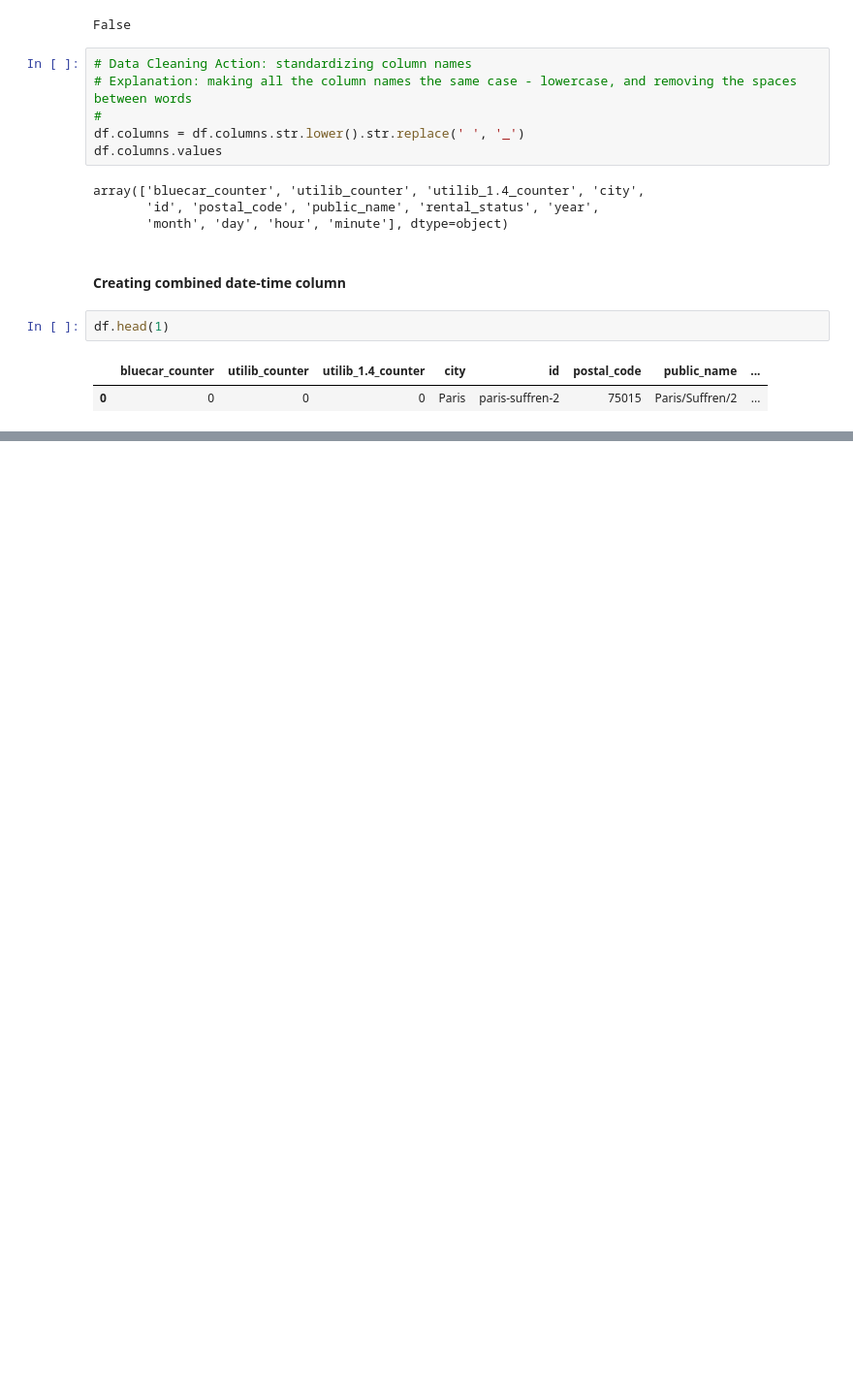
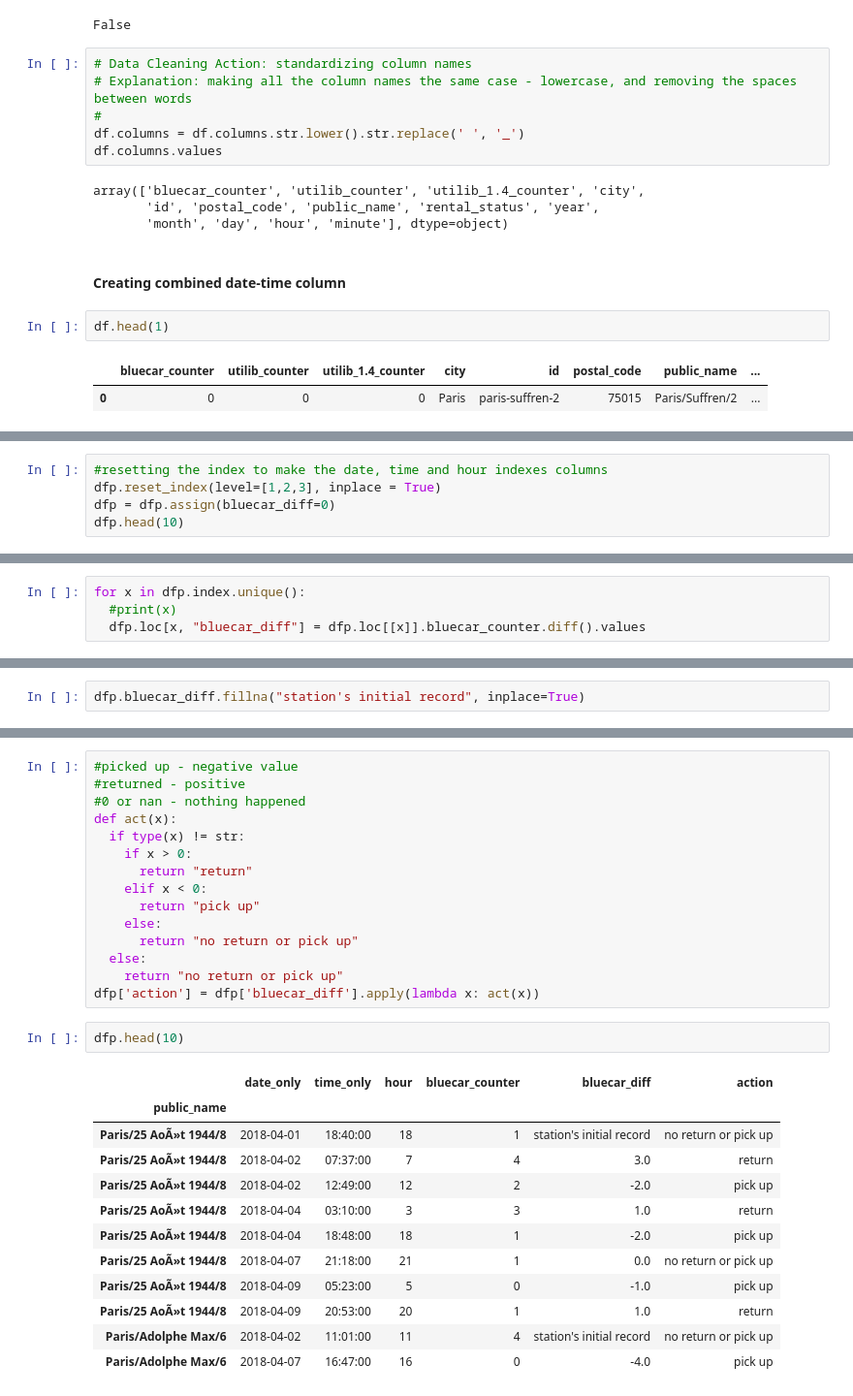
Before and after one commit to Sharon-Faith/ip-autolib, a Jupyter notebook: autolib_ip.ipynb, the cells around one changed output, grey strips where cells are left out. Shown at 97% size. Cells and saved outputs as stored; diff of their text form; blank space fills up the shorter version.

Commit message:
Identify the most popular hour of the day for picking up a shared electric car (Bluecar) in the city of Paris

```diff
--- a/autolib_ip.ipynb
+++ b/autolib_ip.ipynb
@@ -142,0 +182,5 @@ df.head(2)
+# %%
+#resetting the index to make the date, time and hour indexes columns
+dfp.reset_index(level=[1,2,3], inplace = True)
+dfp = dfp.assign(bluecar_diff=0)
+dfp.head(10)
@@ -142,0 +200,4 @@ df.head(2)
+# %%
+for x in dfp.index.unique():
+  #print(x)
+  dfp.loc[x, "bluecar_diff"] = dfp.loc[[x]].bluecar_counter.diff().values
@@ -142,0 +219,2 @@ df.head(2)
+# %%
+dfp.bluecar_diff.fillna("station's initial record", inplace=True)
@@ -142,0 +236,30 @@ df.head(2)
+# %%
+#picked up - negative value
+#returned - positive
+#0 or nan - nothing happened
+def act(x):
+  if type(x) != str:
+    if x > 0:
+      return "return"
+    elif x < 0:
+      return "pick up"
+    else:
+      return "no return or pick up"
+  else:
+    return "no return or pick up"
+dfp['action'] = dfp['bluecar_diff'].apply(lambda x: act(x))
+# %%
+dfp.head(10)
+# %% [output]
+|  | date_only | time_only | hour | bluecar_counter | bluecar_diff | action |
+| public_name |  |  |  |  |  |  |
+| Paris/25 AoÃ»t 1944/8 | 2018-04-01 | 18:40:00 | 18 | 1 | station's initial record | no return or pick up |
+| Paris/25 AoÃ»t 1944/8 | 2018-04-02 | 07:37:00 | 7 | 4 | 3.0 | return |
+| Paris/25 AoÃ»t 1944/8 | 2018-04-02 | 12:49:00 | 12 | 2 | -2.0 | pick up |
+| Paris/25 AoÃ»t 1944/8 | 2018-04-04 | 03:10:00 | 3 | 3 | 1.0 | return |
+| Paris/25 AoÃ»t 1944/8 | 2018-04-04 | 18:48:00 | 18 | 1 | -2.0 | pick up |
+| Paris/25 AoÃ»t 1944/8 | 2018-04-07 | 21:18:00 | 21 | 1 | 0.0 | no return or pick up |
+| Paris/25 AoÃ»t 1944/8 | 2018-04-09 | 05:23:00 | 5 | 0 | -1.0 | pick up |
+| Paris/25 AoÃ»t 1944/8 | 2018-04-09 | 20:53:00 | 20 | 1 | 1.0 | return |
+| Paris/Adolphe Max/6 | 2018-04-02 | 11:01:00 | 11 | 4 | station's initial record | no return or pick up |
+| Paris/Adolphe Max/6 | 2018-04-07 | 16:47:00 | 16 | 0 | -4.0 | pick up |
```
Also changed, not shown: parts of 9 cells of this notebook.
